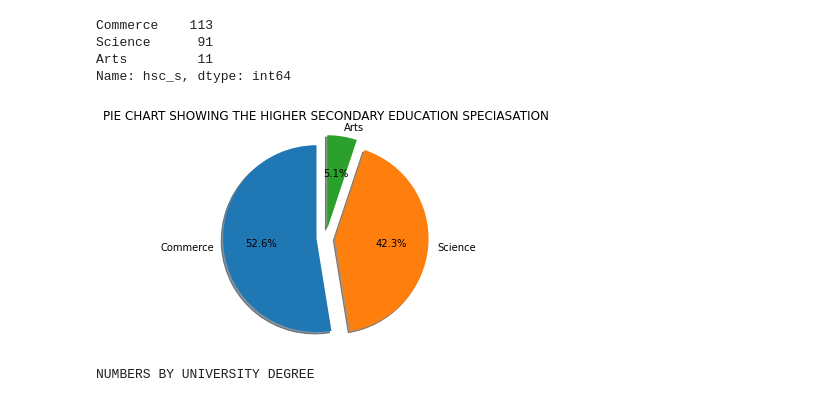
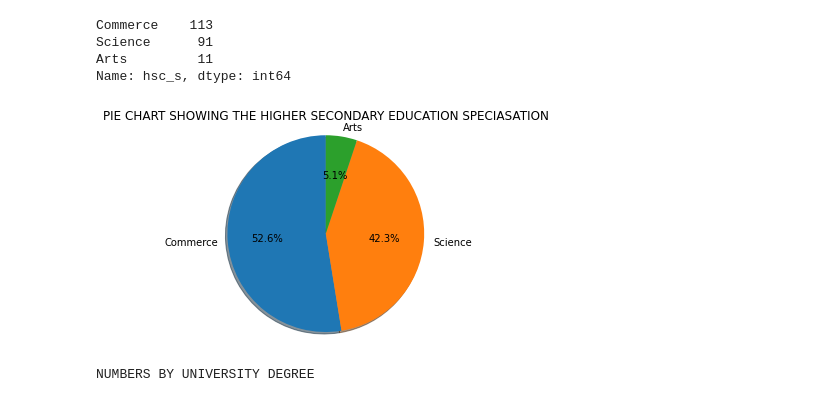
Before and after one commit to devchoplife/Campus-placement, a Jupyter notebook: school_placement.ipynb, the cells around one changed output. Drawn from its saved outputs; the diff is of its cells as text; code cells hidden in the pictures.

```diff
--- a/school_placement.ipynb
+++ b/school_placement.ipynb
@@ -225,14 +225,14 @@ Name: hsc_s, dtype: int64
 # %%
 labels = 'Commerce', 'Science', 'Arts'
 sizes = [113, 91, 11]
-explode = (0.1, 0.1, 0.1)
+
 fig3, ax3 = plt.subplots()
-ax3.pie(sizes, labels = labels, explode = explode, autopct = '%1.1f%%', shadow = True, startangle = 90)
+ax3.pie(sizes, labels = labels, autopct = '%1.1f%%', shadow = True, startangle = 90)
 ax3.axis('equal')
 plt.title("PIE CHART SHOWING THE HIGHER SECONDARY EDUCATION SPECIASATION")
 plt.show()
 # %% [output]
-[figure, old version]
+[figure, new version]
 # %%
 print("NUMBERS BY UNIVERSITY DEGREE")
 pment['degree_t'].value_counts()
```
